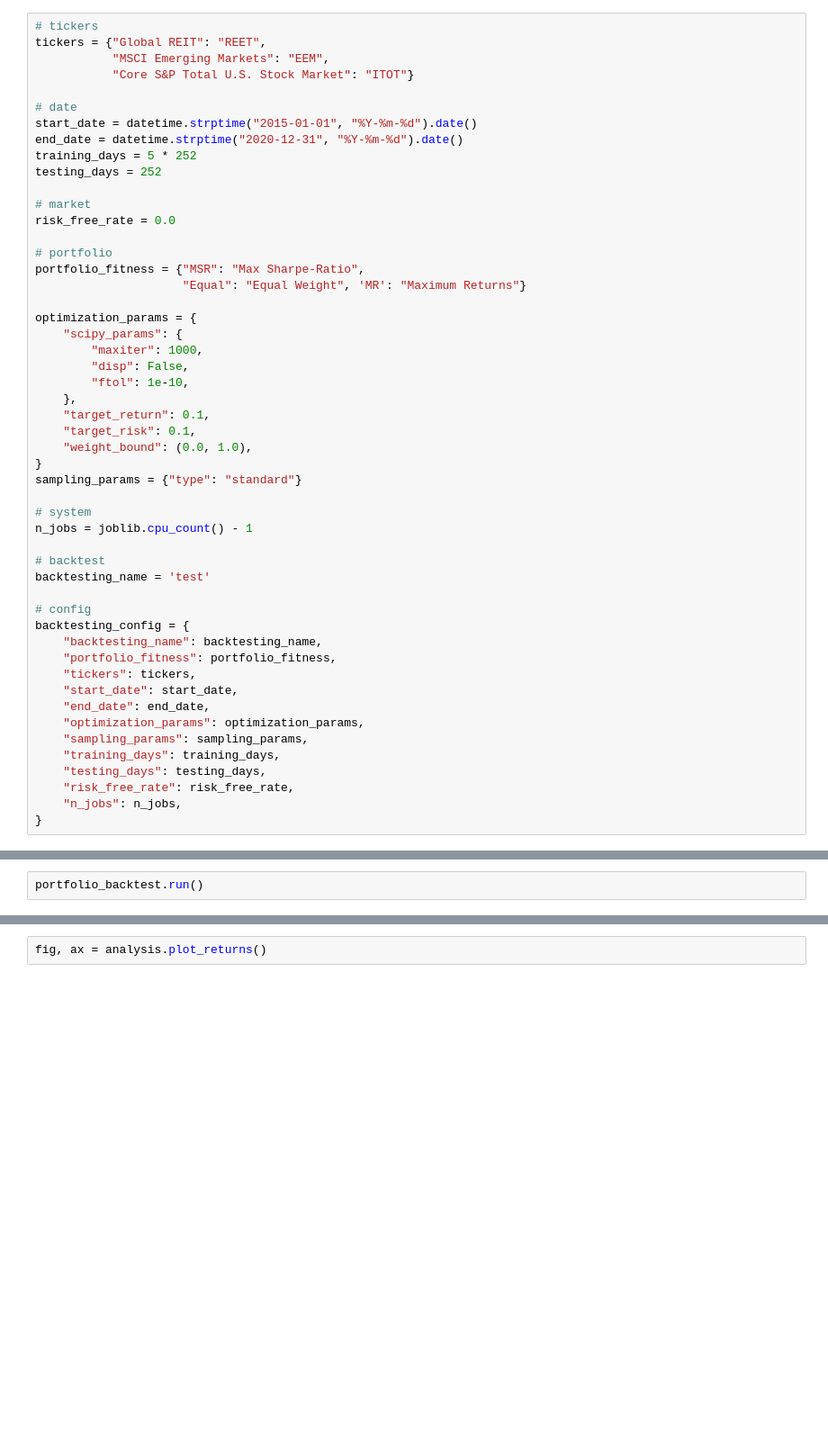
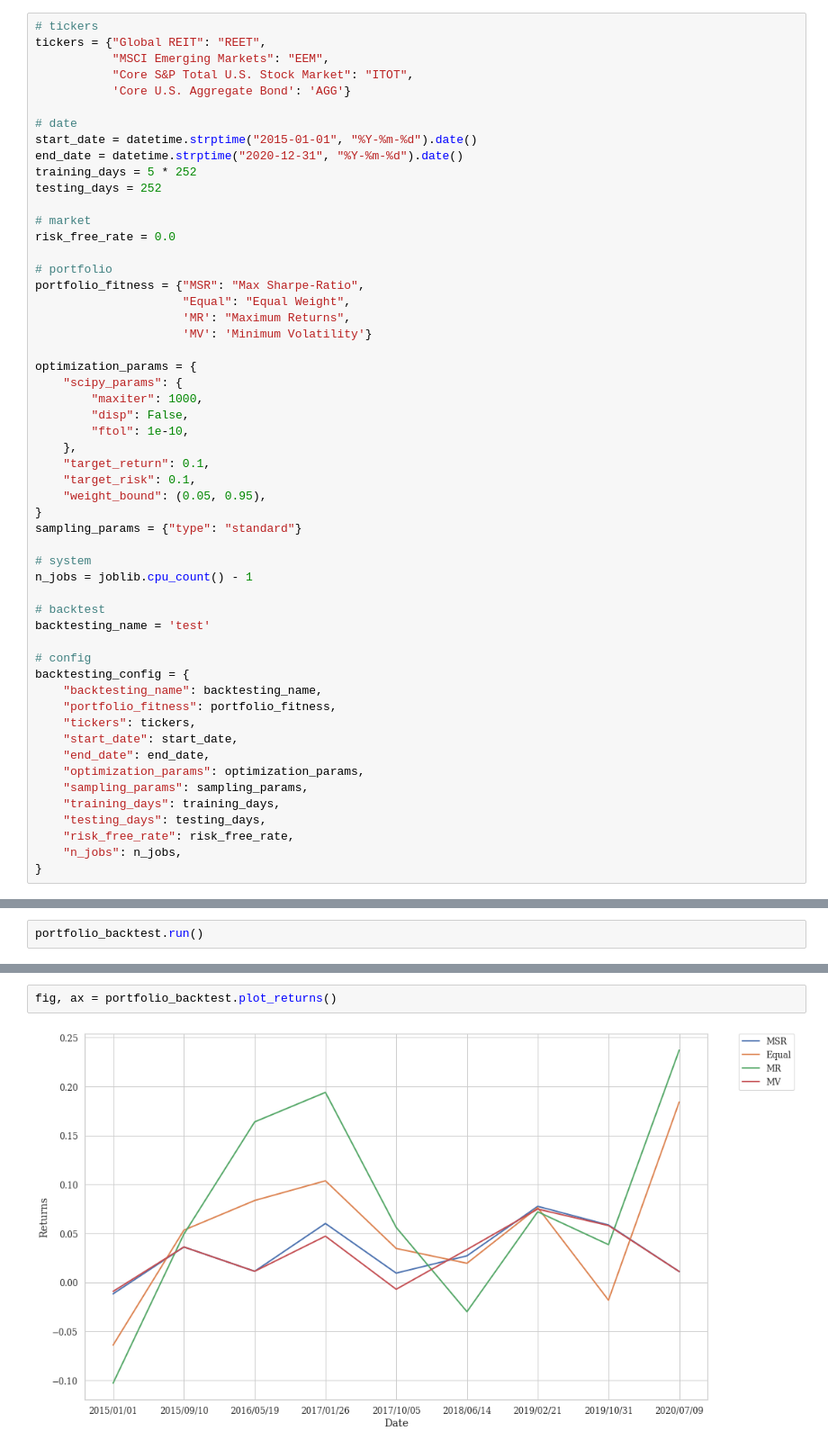
Before and after one commit to mkareshk/PortFawn, a Jupyter notebook: notebooks/backtest.ipynb, the cells around one changed output, grey strips where cells are left out. Shown at 90% size. Saved outputs shown, nothing was run; the diff lists cells and outputs as text; blank space fills up the shorter version.

```diff
--- a/notebooks/backtest.ipynb
+++ b/notebooks/backtest.ipynb
@@ -16,7 +16,8 @@ The first step to optimize portfolios is to set the configurations such as the l
 # tickers
 tickers = {"Global REIT": "REET",
            "MSCI Emerging Markets": "EEM",
-           "Core S&P Total U.S. Stock Market": "ITOT"}
+           "Core S&P Total U.S. Stock Market": "ITOT",
+           'Core U.S. Aggregate Bond': 'AGG'}
 
 # date
 start_date = datetime.strptime("2015-01-01", "%Y-%m-%d").date()
@@ -29,7 +30,9 @@ risk_free_rate = 0.0
 
 # portfolio
 portfolio_fitness = {"MSR": "Max Sharpe-Ratio",
-                     "Equal": "Equal Weight", 'MR': "Maximum Returns"}
+                     "Equal": "Equal Weight",
+                     'MR': "Maximum Returns",
+                     'MV': 'Minimum Volatility'}
 
 optimization_params = {
     "scipy_params": {
@@ -39,7 +42,7 @@ optimization_params = {
     },
     "target_return": 0.1,
     "target_risk": 0.1,
-    "weight_bound": (0.0, 1.0),
+    "weight_bound": (0.05, 0.95),
 }
 sampling_params = {"type": "standard"}
 
@@ -104,3 +97,5 @@ analysis = BackTestAnalysis(portfolio_backtest, result_path=Path(dirname))
 # %%
-fig, ax = analysis.plot_returns()
+fig, ax = portfolio_backtest.plot_returns()
+# %% [output]
+[figure, added]
 # %%
```
Also changed, not shown: parts of 16 cells of this notebook, 6 other files.
